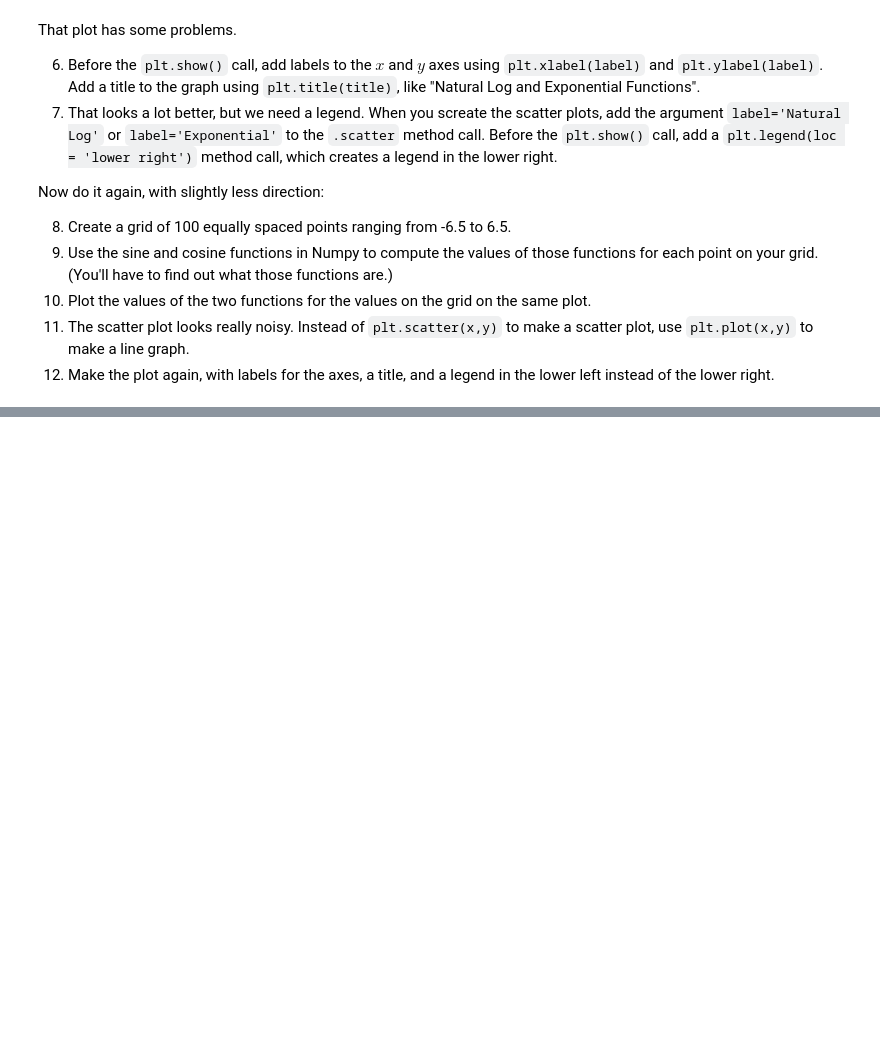
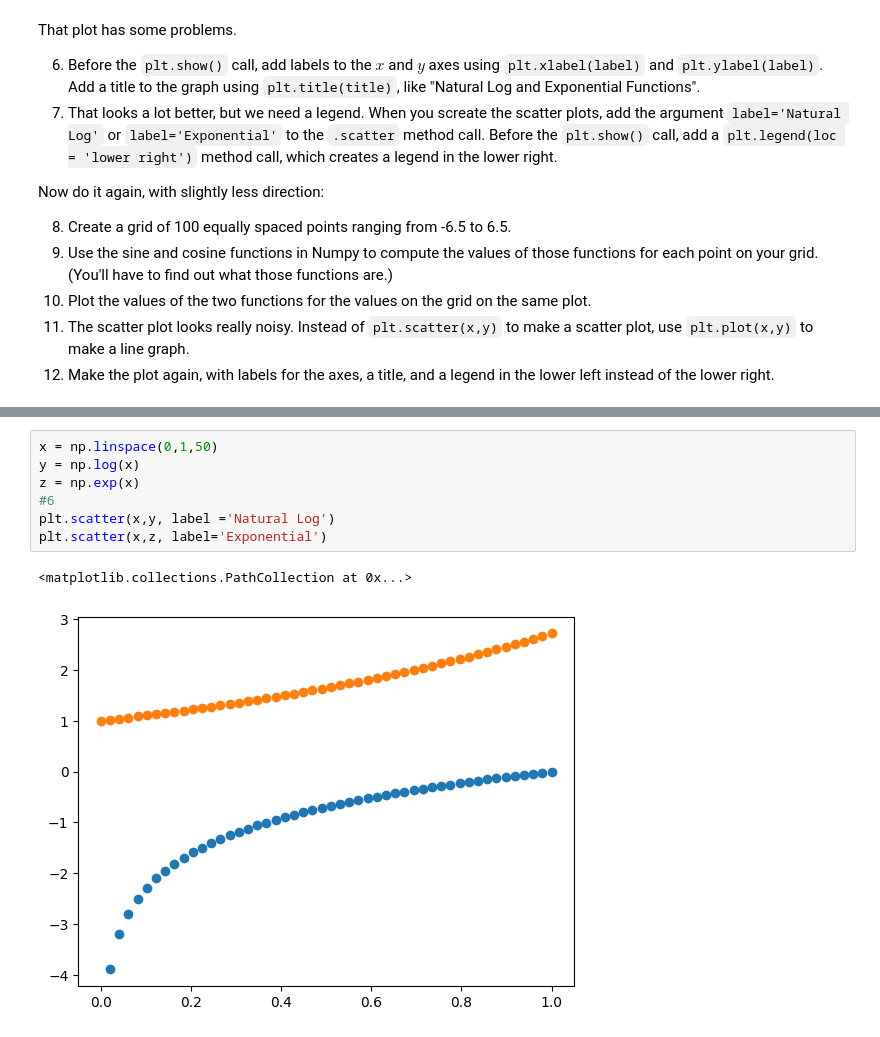
Before and after one commit to rixprakash/programming, a Jupyter notebook: assignment/assignment_programming.ipynb, the cells around one changed output, grey strips where cells are left out. Drawn from its saved outputs; the diff is of its cells as text; blank space fills up the shorter version.

```diff
--- a/assignment/assignment_programming.ipynb
+++ b/assignment/assignment_programming.ipynb
@@ -111,0 +66,10 @@ import matplotlib.pyplot as plt
+# %%
+x = np.linspace(0,1,50)
+y = np.log(x)
+z = np.exp(x)
+#6
+plt.scatter(x,y, label ='Natural Log')
+plt.scatter(x,z, label='Exponential')
+# %% [output]
+<matplotlib.collections.PathCollection at 0x...>
+[figure, added]
```
Also changed, not shown: parts of 12 cells of this notebook.
